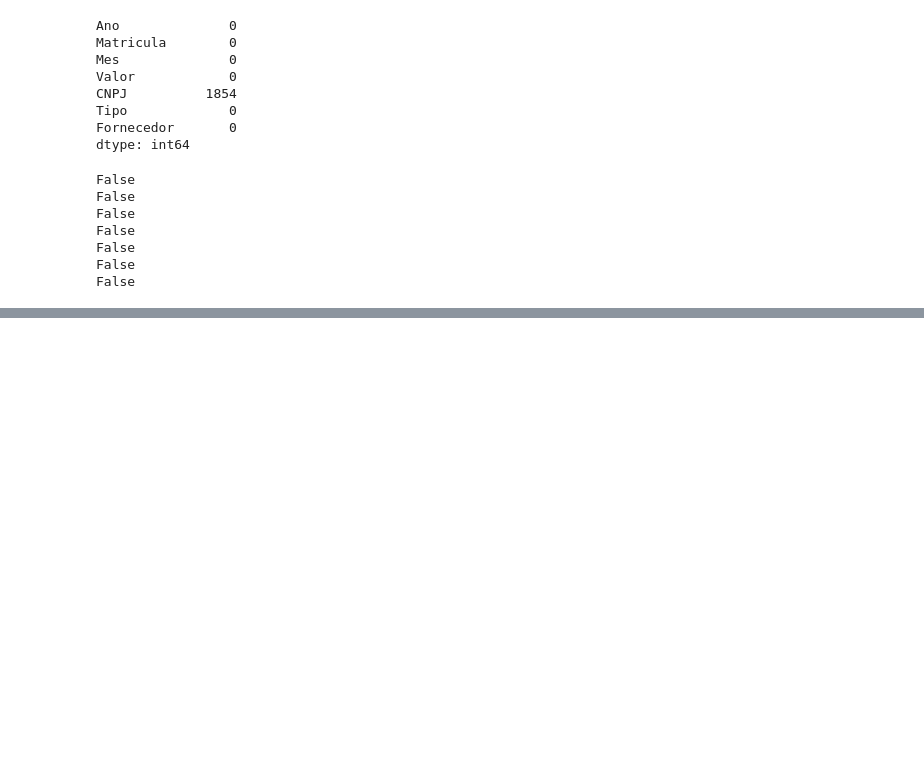
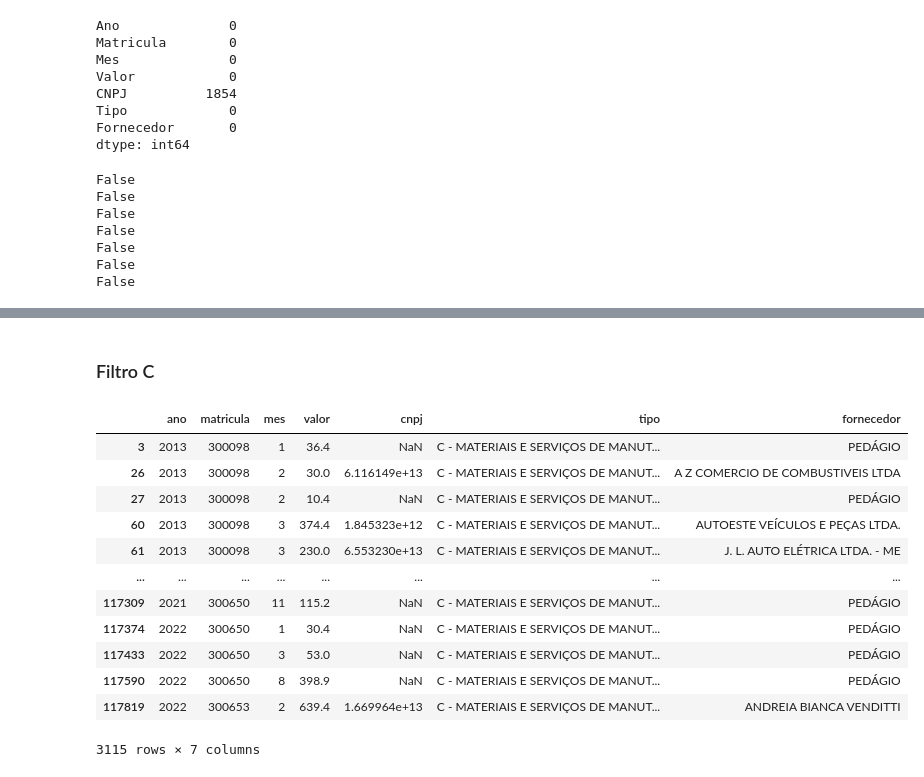
Before and after one commit to giobritos/soul_code_python, a Jupyter notebook: ED7-Exercícios-PT10.ipynb, the cells around one changed output, grey strips where cells are left out. Saved outputs shown, nothing was run; the diff lists cells and outputs as text; code cells hidden in the pictures; blank space fills up the shorter version.

```diff
--- a/ED7-Exercícios-PT10.ipynb
+++ b/ED7-Exercícios-PT10.ipynb
@@ -1778,0 +223,24 @@ sorted(pd.unique(df['Fornecedor']))
+# %% [markdown]
+### Filtro C
+# %%
+# criando um filtro para tipo C
+filtroc = df.tipo == 'C - MATERIAIS E SERVIÇOS DE MANUT E CONSERV DE VEÍCULOS ; PEDÁGIOS'
+# %%
+# cria um df filtrado com as informações da categoria C
+dpedagio = df.loc[filtroc]
+# %%
+dpedagio
+# %% [output]
+|  | ano | matricula | mes | valor | cnpj | tipo | fornecedor |
+| 3 | 2013 | 300098 | 1 | 36.4 | NaN | C - MATERIAIS E SERVIÇOS DE MANUT... | PEDÁGIO |
+| 26 | 2013 | 300098 | 2 | 30.0 | 6.116149e+13 | C - MATERIAIS E SERVIÇOS DE MANUT... | A Z COMERCIO DE COMBUSTIVEIS LTDA |
+| 27 | 2013 | 300098 | 2 | 10.4 | NaN | C - MATERIAIS E SERVIÇOS DE MANUT... | PEDÁGIO |
+| 60 | 2013 | 300098 | 3 | 374.4 | 1.845323e+12 | C - MATERIAIS E SERVIÇOS DE MANUT... | AUTOESTE VEÍCULOS E PEÇAS LTDA. |
+| 61 | 2013 | 300098 | 3 | 230.0 | 6.553230e+13 | C - MATERIAIS E SERVIÇOS DE MANUT... | J. L. AUTO ELÉTRICA LTDA. - ME |
+| ... | ... | ... | ... | ... | ... | ... | ... |
+| 117309 | 2021 | 300650 | 11 | 115.2 | NaN | C - MATERIAIS E SERVIÇOS DE MANUT... | PEDÁGIO |
+| 117374 | 2022 | 300650 | 1 | 30.4 | NaN | C - MATERIAIS E SERVIÇOS DE MANUT... | PEDÁGIO |
+| 117433 | 2022 | 300650 | 3 | 53.0 | NaN | C - MATERIAIS E SERVIÇOS DE MANUT... | PEDÁGIO |
+| 117590 | 2022 | 300650 | 8 | 398.9 | NaN | C - MATERIAIS E SERVIÇOS DE MANUT... | PEDÁGIO |
+| 117819 | 2022 | 300653 | 2 | 639.4 | 1.669964e+13 | C - MATERIAIS E SERVIÇOS DE MANUT... | ANDREIA BIANCA VENDITTI |
+3115 rows × 7 columns
```
Also changed, not shown: parts of 88 cells of this notebook.
